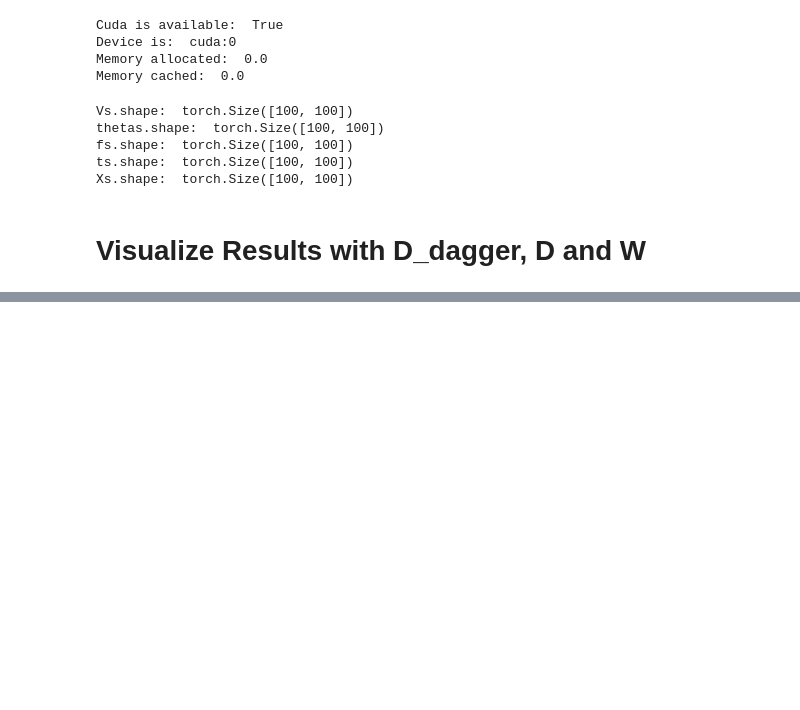
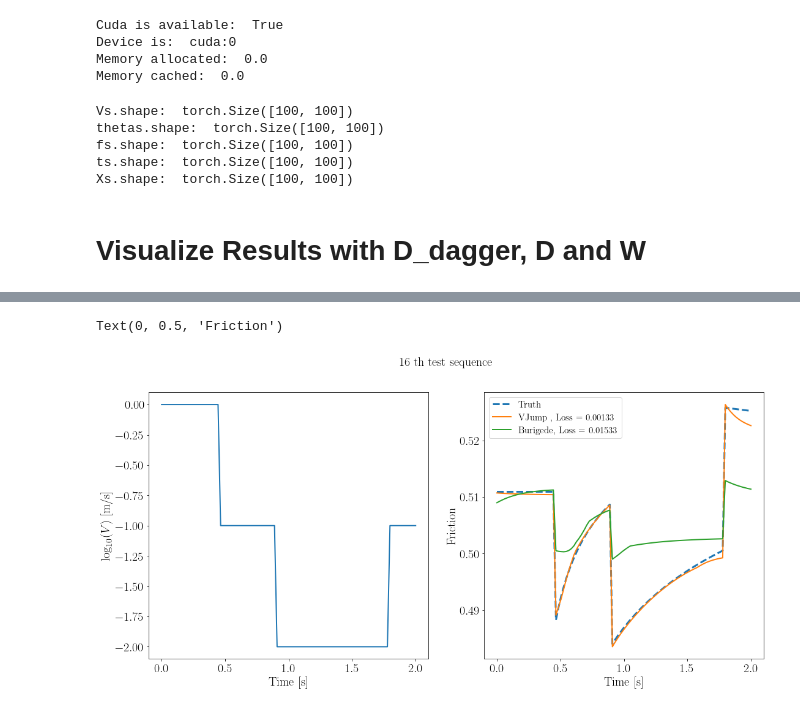
Before and after one commit to Shengduo/RateAndStateWithPotential, a Jupyter notebook: VisualizeResults.ipynb, the cells around one changed output, grey strips where cells are left out. Cells and saved outputs as stored; diff of their text form; code cells hidden in the pictures; blank space fills up the shorter version.

Commit message:
shit.

```diff
--- a/VisualizeResults.ipynb
+++ b/VisualizeResults.ipynb
@@ -180,12 +196,0 @@ Text(0, 0.5, 'Friction')
-# %%
-dim_xis = [0, 1, 2]
-for idx, dim_xi in enumerate(dim_xis):
-    print("-" * 20, " dim_xi = ", dim_xi, " ", "-" * 20)
-    # shit = joblib.load('./data/1104study_dim_xi_logV_DLeg_ELU1_{0}.pkl'.format(dim_xi))
-    # shit = joblib.load('./data/1104_WDsep_study_dim_xi_logV_DLeg_D_dagger_ELU1_{0}.pkl'.format(dim_xi))
-    # shit = joblib.load('./data/1106_smallDRS_WDsep_study_dim_xi_logV_DLeg_D_dagger_ELU1_{0}.pkl'.format(dim_xi))
-    # shit = joblib.load('./data/1108_bigDRS_WDsep_study_dim_xi_logV_DLeg_D_dagger_ELU1_{0}.pkl'.format(dim_xi))
-    # shit = joblib.load('./data/1108_bigDRS_Burigede_WDsep_study_dim_xi_logV_DLeg_D_dagger_ELU1_{0}.pkl'.format(dim_xi))
-    shit = joblib.load('./data/Stupid_1116_bigDRS_Burigede_WDsep_study_dim_xi_logV_DLeg_D_dagger_ELU1_{0}.pkl'.format(dim_xi))
-    print("best_params: ", shit.best_params)
-    print("best_value: ", shit.best_value)
@@ -201,0 +304,34 @@ best_value:  0.03132004663348198
+# %%
+fsize = 20
+
+# Plot a fitted sequence
+def cal_Loss(f, f_targ, t, p=2):
+    return torch.pow(
+        torch.trapezoid(torch.pow(torch.abs(f - f_targ), p), t) / torch.trapezoid(torch.pow(torch.abs(f_targ), p), t),
+        1./ p
+    )
+
+idx = torch.randint(len(testDataset), (1, ))[0]
+idx = 16
+fig, axs = plt.subplots(1, 2, figsize=(18, 8))
+axs[0].tick_params(axis='both', which='major', labelsize=fsize)
+axs[1].tick_params(axis='both', which='major', labelsize=fsize)
+
+fig.suptitle("{0} th test sequence".format(idx), fontsize=20)
+
+axs[0].plot(this_ts[idx, :], torch.log10(this_Vs[idx, :]), linewidth=2.0)
+axs[0].set_xlabel("Time [s]", fontsize=fsize)
+axs[0].set_ylabel("$\log_{10}(V)$ [m/s]", fontsize=fsize)
+
+axs[1].plot(this_ts[idx, :], this_fs[idx, :], '--', linewidth=3.0, label='Truth')
+
+for legend, this_f_preds_withCorrection in zip(legends, this_f_preds):
+    this_loss = cal_Loss(this_f_preds_withCorrection[idx, :], this_fs[idx, :], this_ts[idx, :])
+    axs[1].plot(this_ts[idx, :], this_f_preds_withCorrection[idx, :], linewidth=2.0, label='{0:<8}, Loss = {1:.5f}'.format(legend, this_loss))
+axs[1].legend(fontsize=15)
+# axs[1].set_ylim(0.3, 0.6)
+axs[1].set_xlabel("Time [s]", fontsize=fsize)
+axs[1].set_ylabel("Friction", fontsize=fsize)
+# %% [output]
+Text(0, 0.5, 'Friction')
+[figure, added]
```
Also changed, not shown: parts of 7 cells of this notebook, 19 other files.
